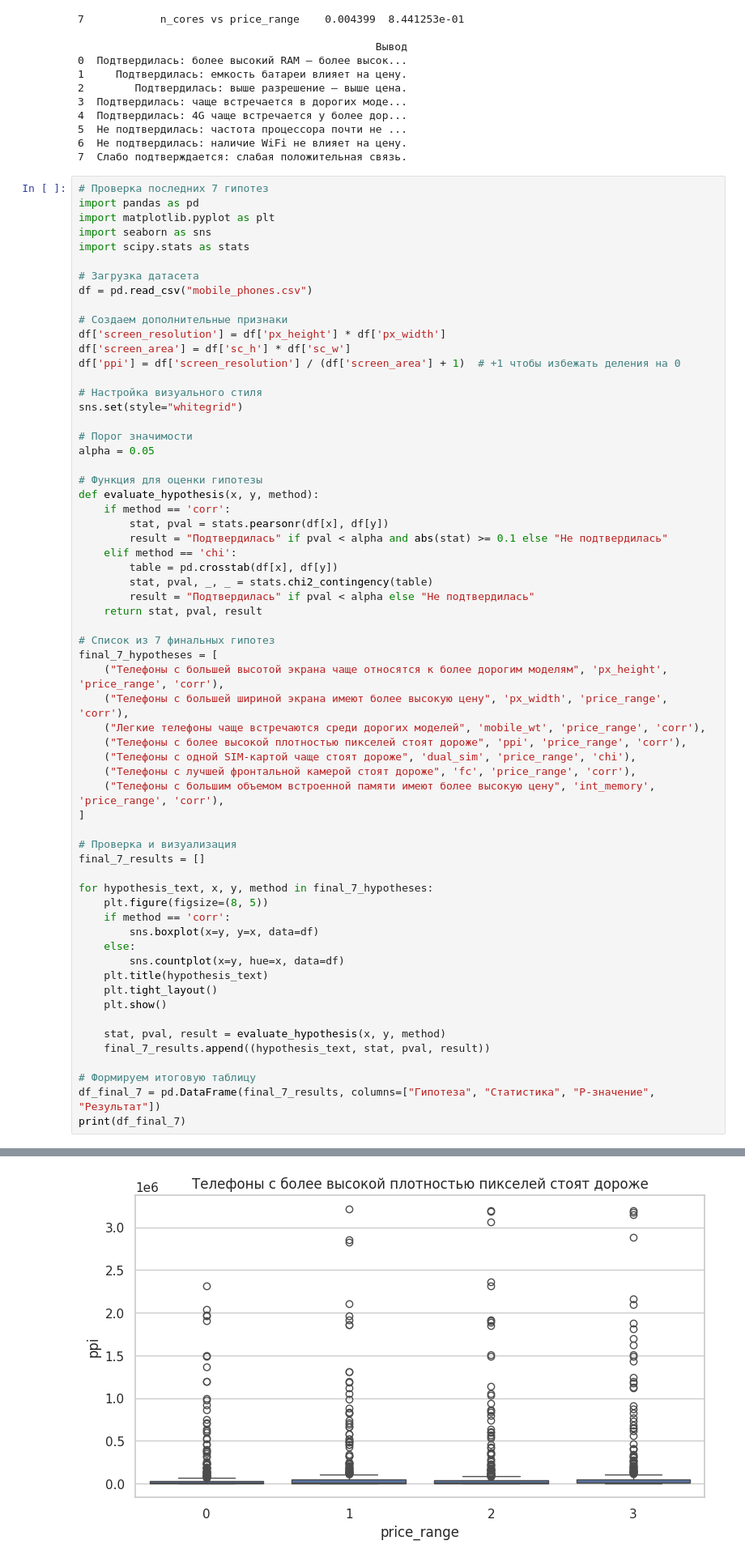
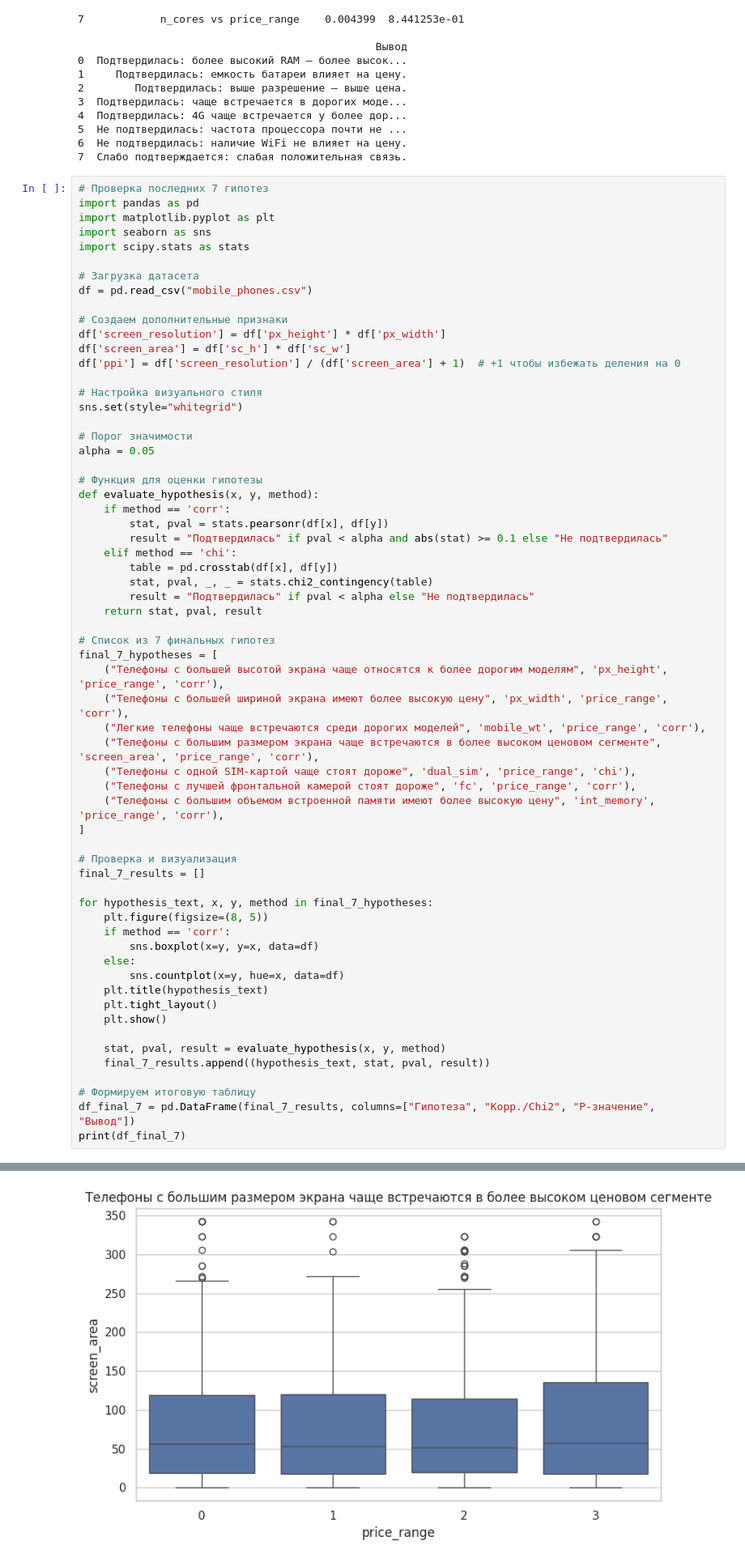
Before and after one commit to Alex00999/data-vis, a Jupyter notebook: labs/МЕВД_lab3.ipynb, the cells around one changed output, grey strips where cells are left out. Shown at 81% size. Cells and saved outputs as stored; diff of their text form.

```diff
--- a/labs/МЕВД_lab3.ipynb
+++ b/labs/МЕВД_lab3.ipynb
@@ -250,36 +252,36 @@ final_7_hypotheses = [
     ("Телефоны с большей высотой экрана чаще относятся к более дорогим моделям", 'px_height', 'price_range', 'corr'),
     ("Телефоны с большей шириной экрана имеют более высокую цену", 'px_width', 'price_range', 'corr'),
     ("Легкие телефоны чаще встречаются среди дорогих моделей", 'mobile_wt', 'price_range', 'corr'),
-    ("Телефоны с более высокой плотностью пикселей стоят дороже", 'ppi', 'price_range', 'corr'),
+    ("Телефоны с большим размером экрана чаще встречаются в более высоком ценовом сегменте", 'screen_area', 'price_range', 'corr'),
     ("Телефоны с одной SIM-картой чаще стоят дороже", 'dual_sim', 'price_range', 'chi'),
     ("Телефоны с лучшей фронтальной камерой стоят дороже", 'fc', 'price_range', 'corr'),
     ("Телефоны с большим объемом встроенной памяти имеют более высокую цену", 'int_memory', 'price_range', 'corr'),
 ]
 
 # Проверка и визуализация
 final_7_results = []
 
 for hypothesis_text, x, y, method in final_7_hypotheses:
     plt.figure(figsize=(8, 5))
     if method == 'corr':
         sns.boxplot(x=y, y=x, data=df)
     else:
         sns.countplot(x=y, hue=x, data=df)
     plt.title(hypothesis_text)
     plt.tight_layout()
     plt.show()
 
     stat, pval, result = evaluate_hypothesis(x, y, method)
     final_7_results.append((hypothesis_text, stat, pval, result))
 
 # Формируем итоговую таблицу
-df_final_7 = pd.DataFrame(final_7_results, columns=["Гипотеза", "Статистика", "P-значение", "Результат"])
+df_final_7 = pd.DataFrame(final_7_results, columns=["Гипотеза", "Корр./Chi2", "P-значение", "Вывод"])
 print(df_final_7)
 # %% [output]
 [figure]
 [figure]
 [figure]
-[figure, old version]
+[figure, new version]
 [figure]
 [figure]
 [figure]
```
Also changed, not shown: parts of 4 cells of this notebook.
